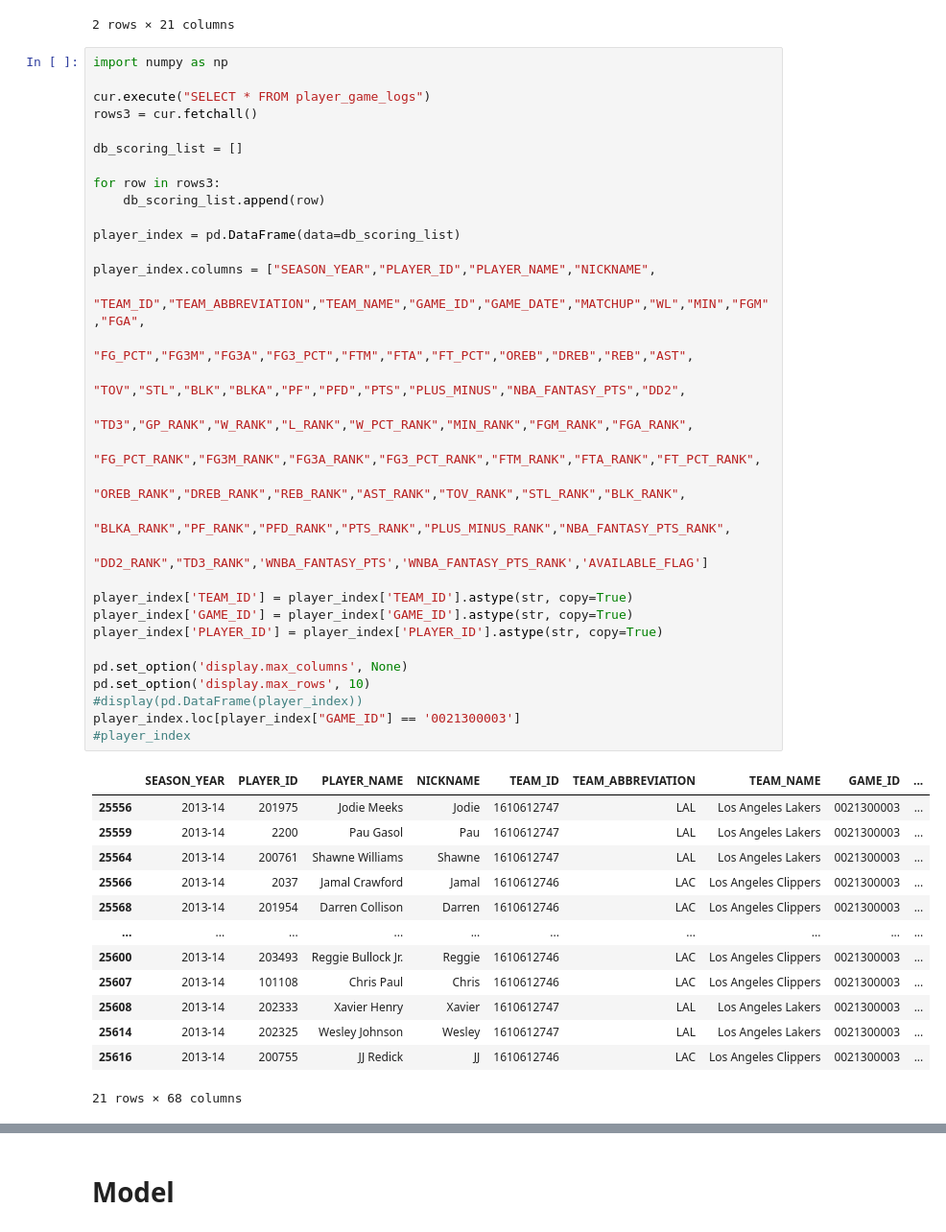
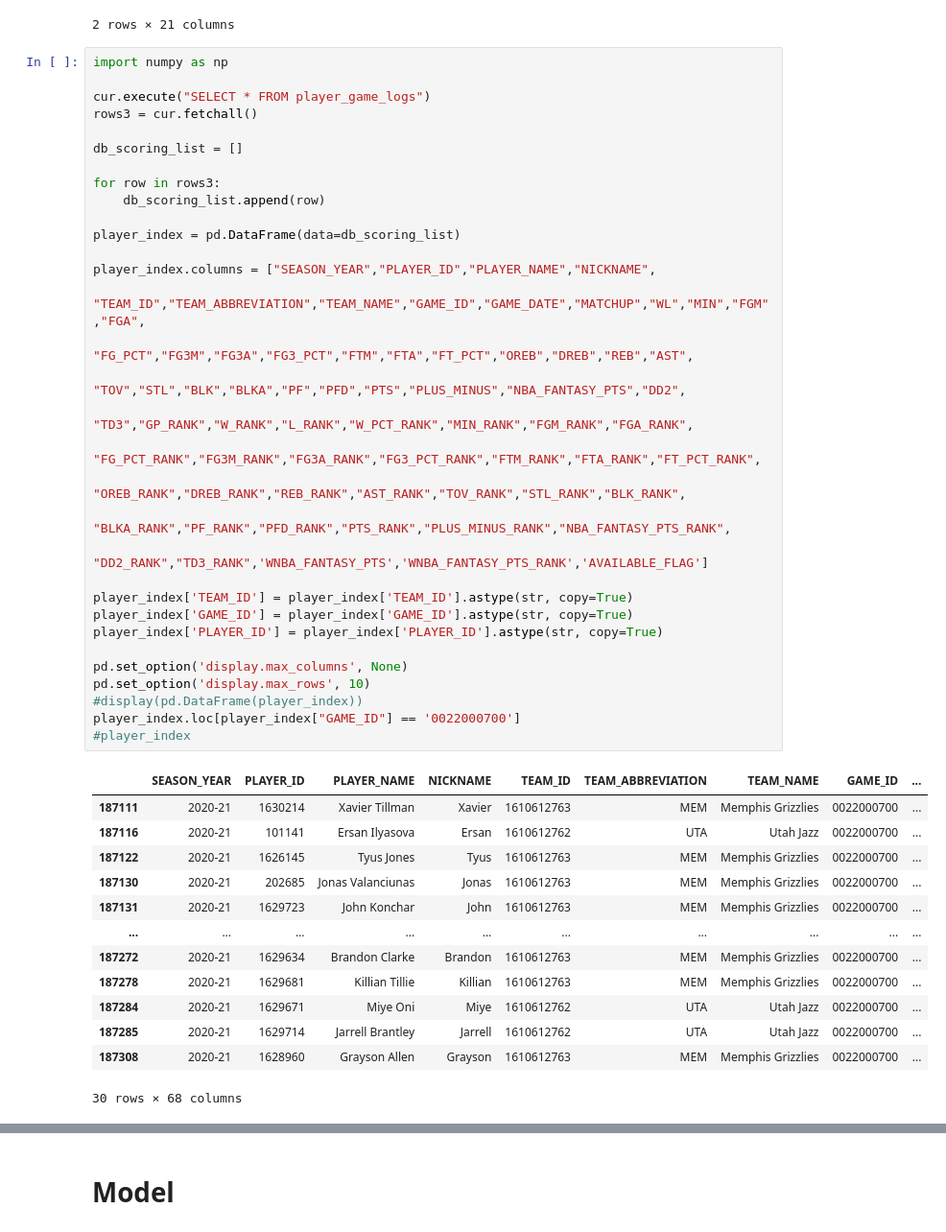
Before and after one commit to apensotti/NBA_Models, a Jupyter notebook: src/notebooks/data_collection.ipynb, the cells around one changed output, grey strips where cells are left out. Shown at 96% size. Saved outputs shown, nothing was run; the diff lists cells and outputs as text.

```diff
--- a/src/notebooks/data_collection.ipynb
+++ b/src/notebooks/data_collection.ipynb
@@ -105,43 +105,43 @@ import numpy as np
 cur.execute("SELECT * FROM player_game_logs")
 rows3 = cur.fetchall()
 
 db_scoring_list = []
 
 for row in rows3:
     db_scoring_list.append(row)
 
 player_index = pd.DataFrame(data=db_scoring_list)
 
 player_index.columns = ["SEASON_YEAR","PLAYER_ID","PLAYER_NAME","NICKNAME",
             "TEAM_ID","TEAM_ABBREVIATION","TEAM_NAME","GAME_ID","GAME_DATE","MATCHUP","WL","MIN","FGM","FGA",
             "FG_PCT","FG3M","FG3A","FG3_PCT","FTM","FTA","FT_PCT","OREB","DREB","REB","AST",
             "TOV","STL","BLK","BLKA","PF","PFD","PTS","PLUS_MINUS","NBA_FANTASY_PTS","DD2",
             "TD3","GP_RANK","W_RANK","L_RANK","W_PCT_RANK","MIN_RANK","FGM_RANK","FGA_RANK",
             "FG_PCT_RANK","FG3M_RANK","FG3A_RANK","FG3_PCT_RANK","FTM_RANK","FTA_RANK","FT_PCT_RANK",
             "OREB_RANK","DREB_RANK","REB_RANK","AST_RANK","TOV_RANK","STL_RANK","BLK_RANK",
             "BLKA_RANK","PF_RANK","PFD_RANK","PTS_RANK","PLUS_MINUS_RANK","NBA_FANTASY_PTS_RANK",
             "DD2_RANK","TD3_RANK",'WNBA_FANTASY_PTS','WNBA_FANTASY_PTS_RANK','AVAILABLE_FLAG']
 
 player_index['TEAM_ID'] = player_index['TEAM_ID'].astype(str, copy=True)
 player_index['GAME_ID'] = player_index['GAME_ID'].astype(str, copy=True)
 player_index['PLAYER_ID'] = player_index['PLAYER_ID'].astype(str, copy=True)
 
 pd.set_option('display.max_columns', None)
 pd.set_option('display.max_rows', 10)
 #display(pd.DataFrame(player_index))
-player_index.loc[player_index["GAME_ID"] == '0021300003']
+player_index.loc[player_index["GAME_ID"] == '0022000700']
 #player_index
 # %% [output]
 |  | SEASON_YEAR | PLAYER_ID | PLAYER_NAME | NICKNAME | TEAM_ID | TEAM_ABBREVIATION | TEAM_NAME | GAME_ID | ... |
-| 25556 | 2013-14 | 201975 | Jodie Meeks | Jodie | 1610612747 | LAL | Los Angeles Lakers | 0021300003 | ... |
-| 25559 | 2013-14 | 2200 | Pau Gasol | Pau | 1610612747 | LAL | Los Angeles Lakers | 0021300003 | ... |
-| 25564 | 2013-14 | 200761 | Shawne Williams | Shawne | 1610612747 | LAL | Los Angeles Lakers | 0021300003 | ... |
-| 25566 | 2013-14 | 2037 | Jamal Crawford | Jamal | 1610612746 | LAC | Los Angeles Clippers | 0021300003 | ... |
-| 25568 | 2013-14 | 201954 | Darren Collison | Darren | 1610612746 | LAC | Los Angeles Clippers | 0021300003 | ... |
+| 187111 | 2020-21 | 1630214 | Xavier Tillman | Xavier | 1610612763 | MEM | Memphis Grizzlies | 0022000700 | ... |
+| 187116 | 2020-21 | 101141 | Ersan Ilyasova | Ersan | 1610612762 | UTA | Utah Jazz | 0022000700 | ... |
+| 187122 | 2020-21 | 1626145 | Tyus Jones | Tyus | 1610612763 | MEM | Memphis Grizzlies | 0022000700 | ... |
+| 187130 | 2020-21 | 202685 | Jonas Valanciunas | Jonas | 1610612763 | MEM | Memphis Grizzlies | 0022000700 | ... |
+| 187131 | 2020-21 | 1629723 | John Konchar | John | 1610612763 | MEM | Memphis Grizzlies | 0022000700 | ... |
 | ... | ... | ... | ... | ... | ... | ... | ... | ... | ... |
-| 25600 | 2013-14 | 203493 | Reggie Bullock Jr. | Reggie | 1610612746 | LAC | Los Angeles Clippers | 0021300003 | ... |
-| 25607 | 2013-14 | 101108 | Chris Paul | Chris | 1610612746 | LAC | Los Angeles Clippers | 0021300003 | ... |
-| 25608 | 2013-14 | 202333 | Xavier Henry | Xavier | 1610612747 | LAL | Los Angeles Lakers | 0021300003 | ... |
-| 25614 | 2013-14 | 202325 | Wesley Johnson | Wesley | 1610612747 | LAL | Los Angeles Lakers | 0021300003 | ... |
-| 25616 | 2013-14 | 200755 | JJ Redick | JJ | 1610612746 | LAC | Los Angeles Clippers | 0021300003 | ... |
+| 187272 | 2020-21 | 1629634 | Brandon Clarke | Brandon | 1610612763 | MEM | Memphis Grizzlies | 0022000700 | ... |
+| 187278 | 2020-21 | 1629681 | Killian Tillie | Killian | 1610612763 | MEM | Memphis Grizzlies | 0022000700 | ... |
+| 187284 | 2020-21 | 1629671 | Miye Oni | Miye | 1610612762 | UTA | Utah Jazz | 0022000700 | ... |
+| 187285 | 2020-21 | 1629714 | Jarrell Brantley | Jarrell | 1610612762 | UTA | Utah Jazz | 0022000700 | ... |
+| 187308 | 2020-21 | 1628960 | Grayson Allen | Grayson | 1610612763 | MEM | Memphis Grizzlies | 0022000700 | ... |
-21 rows × 68 columns
+30 rows × 68 columns
```
Also changed, not shown: parts of 8 cells of this notebook, 2 other files.
